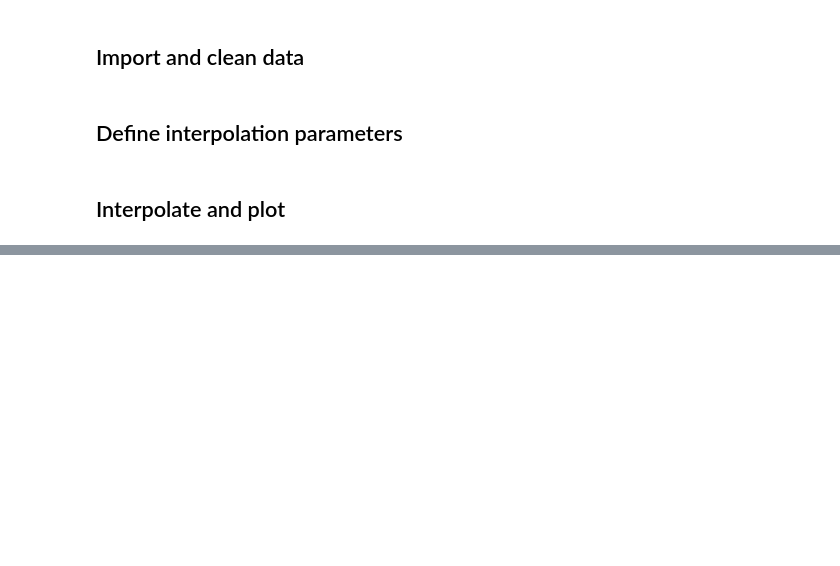
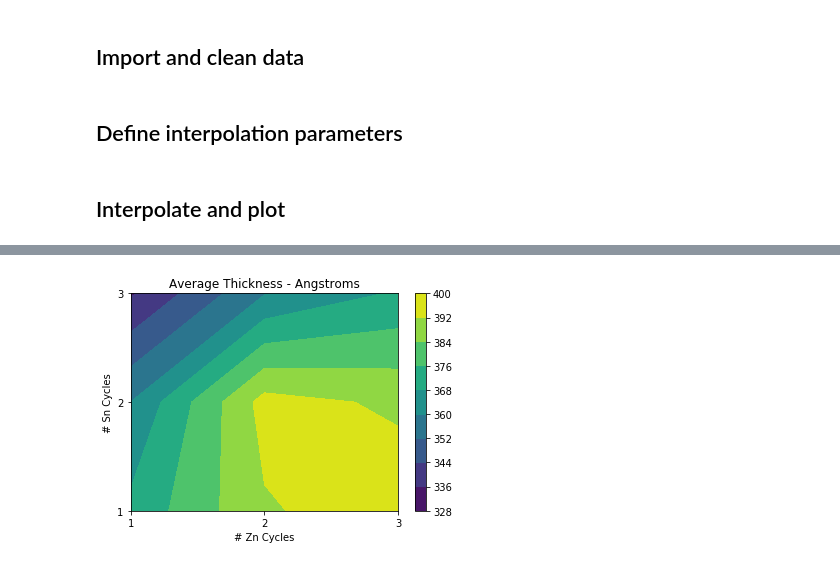
Before and after one commit to orlando-trejo/Dasgroupta, a Jupyter notebook: Ellipsometry/wafer_map.ipynb, the cells around one changed output, grey strips where cells are left out. Saved outputs shown, nothing was run; the diff lists cells and outputs as text; code cells hidden in the pictures; blank space fills up the shorter version.

```diff
--- a/Ellipsometry/wafer_map.ipynb
+++ b/Ellipsometry/wafer_map.ipynb
@@ -64,0 +66,21 @@ for i in range(0, len(samples)):
+# %%
+sn = [1, 1, 2, 3, 3]
+zn = [1, 3, 2, 1, 3]
+rng = [30.1, 44.9, 42.1, 21.3, 43.6]
+avg_thick = [370, 397, 395, 335, 369]
+# %%
+xi = yi = np.arange(min(sn),max(sn)+1,1)
+xi,yi = np.meshgrid(xi,yi)
+zi = griddata((zn, sn), avg_thick, (xi, yi), method='cubic')
+# %%
+plt.contourf(xi, yi, zi)
+plt.colorbar()
+plt.xticks(np.arange(1, 4, step=1))
+plt.xlabel('# Zn Cycles')
+plt.yticks(np.arange(1, 4, step=1))
+plt.ylabel('# Sn Cycles')
+plt.title('Average Thickness - Angstroms')
+plt.savefig('thickness', dpi=300)
+plt.show()
+# %% [output]
+[figure, added]
```
Also changed, not shown: parts of 3 cells of this notebook, 8 other files.
